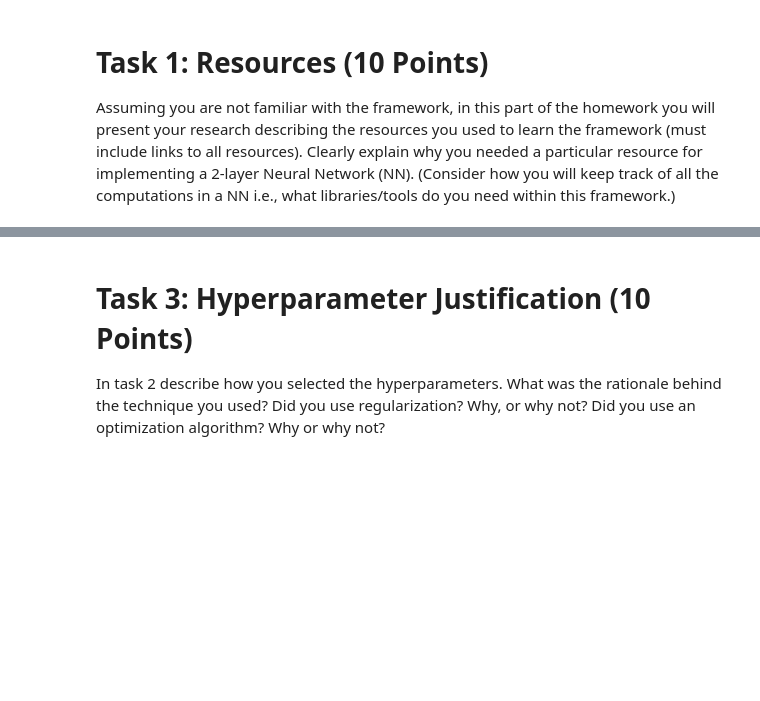
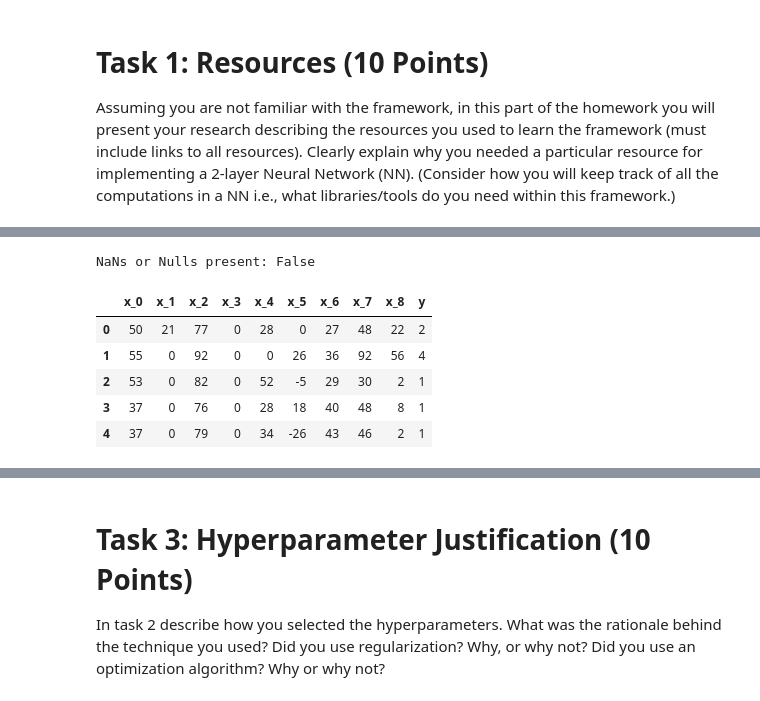
Before and after one commit to James-Oswald/CSCI-6962-Projects-in-ML-AI, a Jupyter notebook: hw3/hw3.ipynb, the cells around one changed output, grey strips where cells are left out. Drawn from its saved outputs; the diff is of its cells as text; code cells hidden in the pictures; blank space fills up the shorter version.

```diff
--- a/hw3/hw3.ipynb
+++ b/hw3/hw3.ipynb
@@ -26,0 +30,25 @@ decrease the number of layers as part of the hyperparameter tuning process.
+# %%
+import pandas as pd
+
+#create our column names
+feature_names = [f"x_{i}" for i in range(9)]
+col_names = feature_names + ["y"]
+
+#get our split datasets
+old_testing = pd.read_csv("./data/shuttle.trn", names=col_names, sep=" ")
+old_training = pd.read_csv("./data/sat.tst", names=col_names, sep=" ")
+
+#combine them into a single dataset for exploratory data analysis.
+data = pd.concat([old_testing, old_training])
+
+#print if we have any NaNs or nulls in the dataset
+print("NaNs or Nulls present: " + str(data.isnull().values.any()))
+data.head()
+# %% [output]
+NaNs or Nulls present: False
+|  | x_0 | x_1 | x_2 | x_3 | x_4 | x_5 | x_6 | x_7 | x_8 | y |
+| 0 | 50 | 21 | 77 | 0 | 28 | 0 | 27 | 48 | 22 | 2 |
+| 1 | 55 | 0 | 92 | 0 | 0 | 26 | 36 | 92 | 56 | 4 |
+| 2 | 53 | 0 | 82 | 0 | 52 | -5 | 29 | 30 | 2 | 1 |
+| 3 | 37 | 0 | 76 | 0 | 28 | 18 | 40 | 48 | 8 | 1 |
+| 4 | 37 | 0 | 79 | 0 | 34 | -26 | 43 | 46 | 2 | 1 |
```
Also changed, not shown: parts of 6 cells of this notebook, 7 other files.
